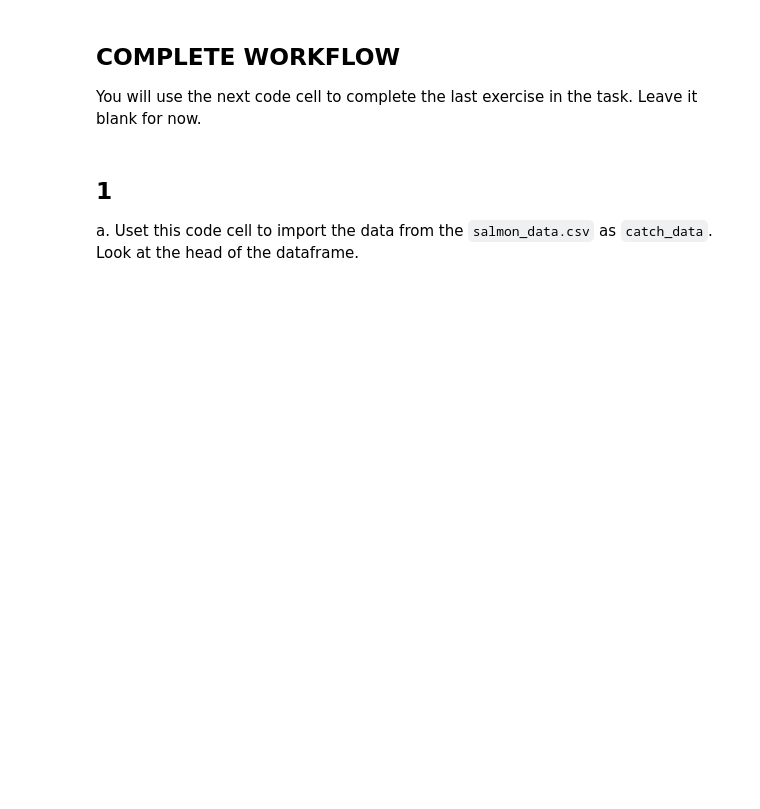
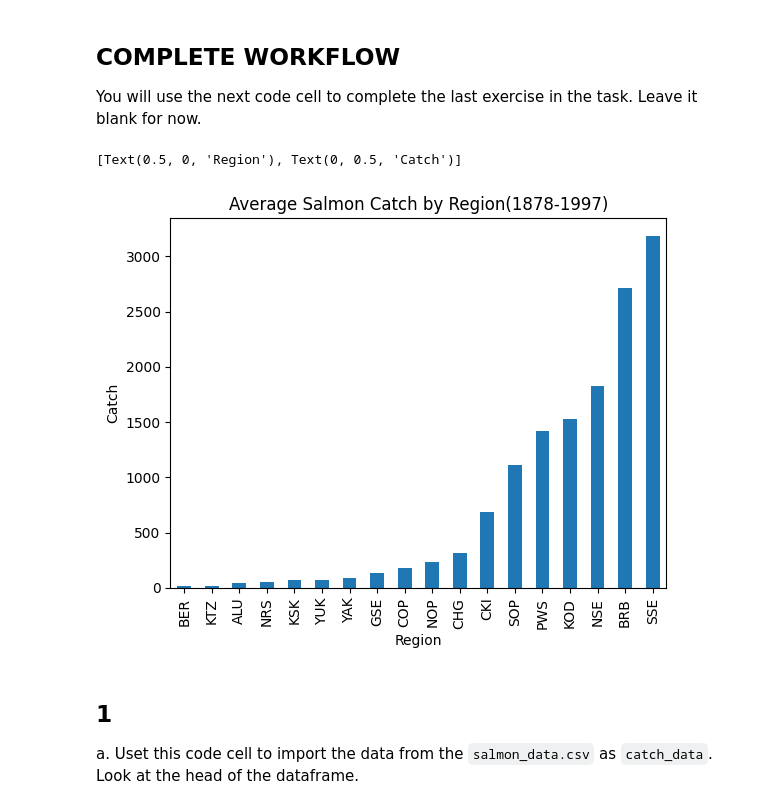
Before and after one commit to jocardelle/eds220-hwk2, a Jupyter notebook: hwk2-task2-salmon-CARDELLE.ipynb, the cells around one changed output. Cells and saved outputs as stored; diff of their text form; code cells hidden in the pictures; blank space fills up the shorter version.

```diff
--- a/hwk2-task2-salmon-CARDELLE.ipynb
+++ b/hwk2-task2-salmon-CARDELLE.ipynb
@@ -53,3 +51,35 @@ You will use the next code cell to complete the last exercise in the task. Leave
+# %%
+# FINAL CODE
+# Import libraries
+import pandas as pd
+# Import data
+catch_data = pd.read_csv('data/salmon_data.csv')
+
+# Drop `notesRegCode` column
+catch_data = catch_data.drop('notesRegCode', axis=1)
+
+# Convert catch column to string
+catch_data['Catch'] = catch_data['Catch'].astype(str)
+
+# Update row containing I to 1
+catch_data.at[400, 'Catch'] = 1
+
+# Update `Catch` column to `int64`
+catch_data['Catch'] = catch_data['Catch'].astype('int64')
+
+# Make plot of average salmon catch by region
+ax = (catch_data.groupby("Region")
+                        .Catch
+                        .mean()
+                        .sort_values()
+                        .plot(kind='bar',
+                            title='Average Salmon Catch by Region(1878-1997)',
+                            xlabel=('Region')))
+# Set axis labels
+ax.set(xlabel="Region", ylabel="Catch")
+# %% [output]
+[Text(0.5, 0, 'Region'), Text(0, 0.5, 'Catch')]
+[figure, added]
 # %% [markdown]
 ## 1
 
```
Also changed, not shown: parts of 6 cells of this notebook.
